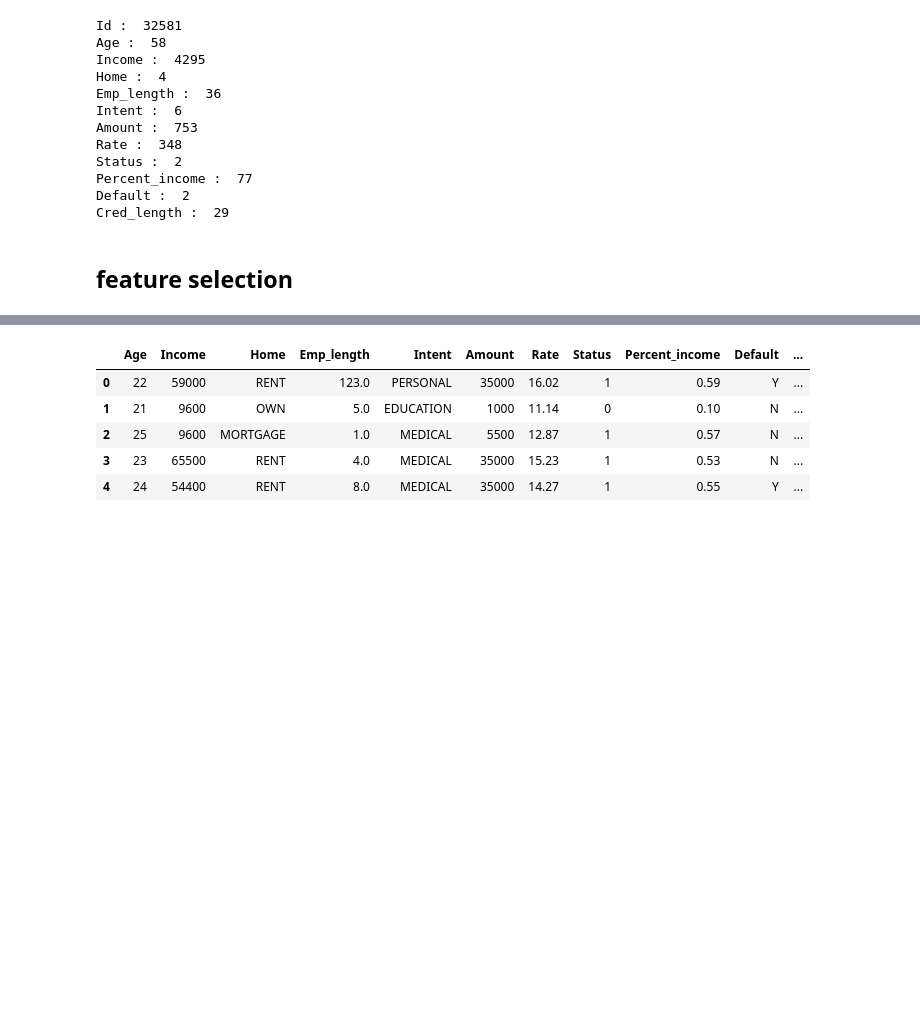
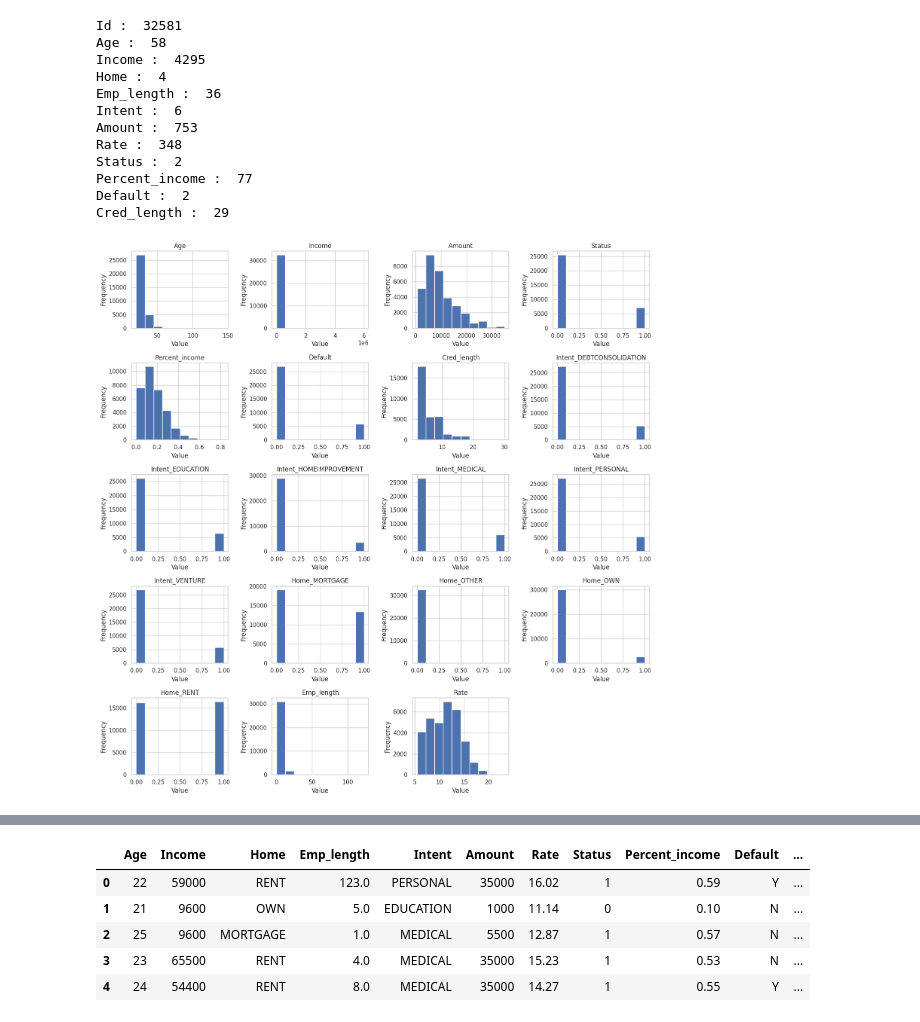
Before and after one commit to Lawrence302/credit_risk_analysis, a Jupyter notebook: credit_risk_analysis_sem_proj.ipynb, the cells around one changed output, grey strips where cells are left out. Cells and saved outputs as stored; diff of their text form; code cells hidden in the pictures; blank space fills up the shorter version.

Commit message:
did some data preprocessing adding histograms and also title to the metrics table

```diff
--- a/credit_risk_analysis_sem_proj.ipynb
+++ b/credit_risk_analysis_sem_proj.ipynb
@@ -126,5 +127,17 @@ Status :  2
 Percent_income :  77
 Default :  2
 Cred_length :  29
-# %% [markdown]
-## feature selection
+# %%
+# Create a histogram for all numeric columns in the DataFrame
+axes = df.hist(figsize=(15, 15))
+
+# Loop through each subplot to set labels and title
+for ax in axes.flatten():
+    ax.set_xlabel('Value')  # Set x-axis label
+    ax.set_ylabel('Frequency')  # Set y-axis label
+    ax.set_title(ax.get_title())  # Set title for each subplot
+
+plt.tight_layout()  # Adjust layout for better spacing
+plt.show()
+# %% [output]
+[figure, added]
```
Also changed, not shown: parts of 59 cells of this notebook.
